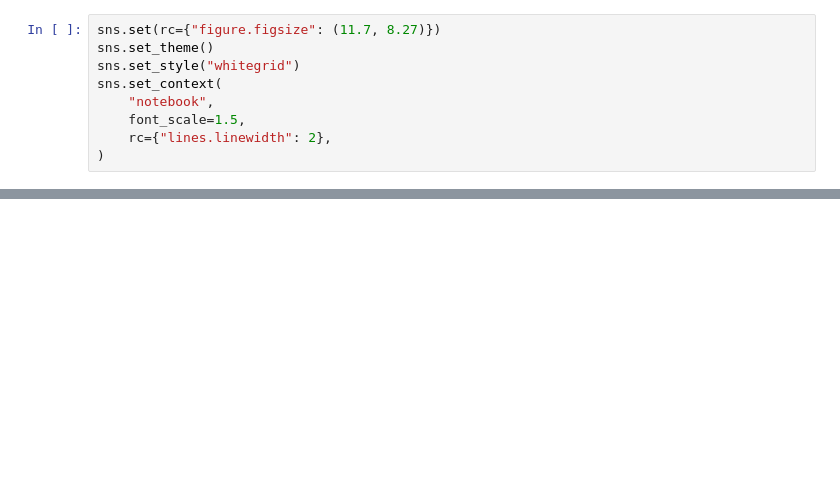
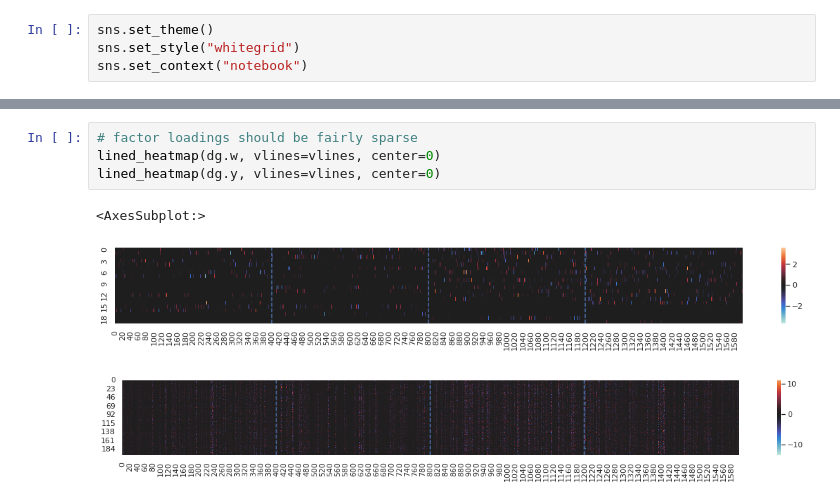
Before and after one commit to MLO-lab/MuVI, a Jupyter notebook: examples/basic_tutorial.ipynb, the cells around one changed output, grey strips where cells are left out. Drawn from its saved outputs; the diff is of its cells as text; blank space fills up the shorter version.

```diff
--- a/examples/basic_tutorial.ipynb
+++ b/examples/basic_tutorial.ipynb
@@ -36,14 +33,9 @@ import seaborn as sns
 Using matplotlib backend: <object object at 0x...>
 [interactive output not drawn]
 # %%
-sns.set(rc={"figure.figsize": (11.7, 8.27)})
 sns.set_theme()
 sns.set_style("whitegrid")
-sns.set_context(
-    "notebook",
-    font_scale=1.5,
-    rc={"lines.linewidth": 2},
-)
+sns.set_context("notebook")
 # %% [output]
 [interactive output not drawn]
 # %%
@@ -120,0 +91,8 @@ plt.show()
+# %%
+# factor loadings should be fairly sparse
+lined_heatmap(dg.w, vlines=vlines, center=0)
+lined_heatmap(dg.y, vlines=vlines, center=0)
+# %% [output]
+<AxesSubplot:>
+[figure, added]
+[figure, added]
```
Also changed, not shown: parts of 44 cells of this notebook, 13 other files.
